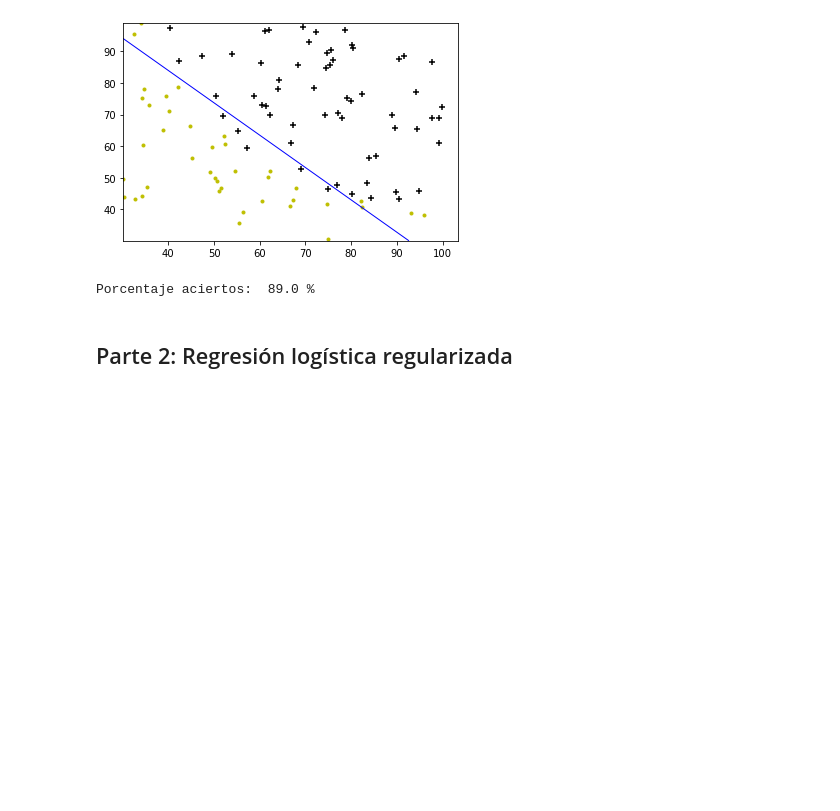
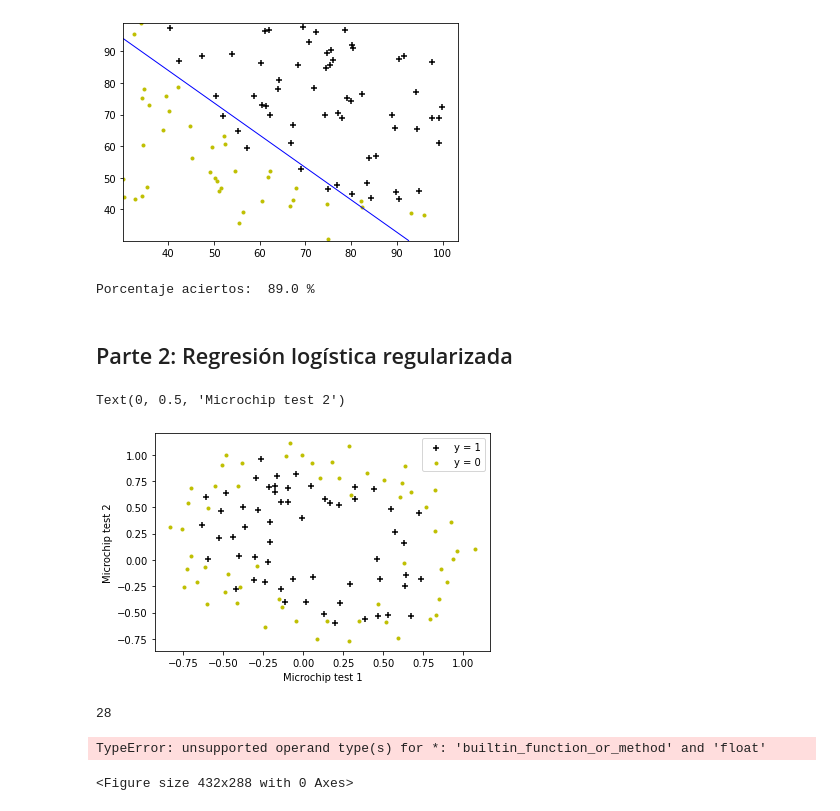
Before and after one commit to javigom/MachineLearning-BigData, a Jupyter notebook: Práctica 2 - Regresión Logística/Práctica2.ipynb, the cells around one changed output. Cells and saved outputs as stored; diff of their text form; code cells hidden in the pictures; blank space fills up the shorter version.

```diff
--- a/Práctica 2 - Regresión Logística/Práctica2.ipynb
+++ b/Práctica 2 - Regresión Logística/Práctica2.ipynb
@@ -133,0 +172,55 @@ Porcentaje aciertos:  89.0 %
+# %%
+# Cargamos los datos
+datos = carga_csv('ex2data2.csv')
+
+# Separamos las variables del resultado
+X = datos[:,:-1]
+Y = datos[:, -1]
+
+# Añadimos una columna de 1's
+X = np.hstack([np.ones([np.shape(X)[0], 1]), X])
+
+# Filas y columnas
+m = np.shape(X)[0]
+n = np.shape(X)[1]
+
+# Dibuja los ejemplos positivos
+pos = np.where (Y == 1)
+plt.scatter(X[pos, 1], X[pos, 2], marker='+', c='k' )
+
+# Dibuja los ejemplos negativos
+neg = np.where (Y == 0)
+plt.scatter(X[neg, 1], X[neg, 2], marker='.', c = 'y')
+plt.legend(["y = 1", "y = 0"])
+plt.xlabel("Microchip test 1")
+plt.ylabel("Microchip test 2")
+# %% [output]
+Text(0, 0.5, 'Microchip test 2')
+[figure, added]
+# %%
+X = datos[:,:-1]
+poly = PolynomialFeatures(6)
+X_ext = poly.fit_transform(X)
+len(X_ext[0, :])
+# %% [output]
+28
+# %%
+lamlist = [0.001, 0.01, 0.1, 1, 10, 100, 1000]
+
+X = datos[:,:-1]
+poly = PolynomialFeatures(6)
+X_ext = poly.fit_transform(X)
+X_ext = np.hstack([np.ones([np.shape(X)[0], 1]), X])
+
+for lam in lamlist:
+
+    thetas = np.zeros(n)
+    result = opt.fmin_tnc(func=fun_coste_reg, x0=thetas, fprime=gradient_reg, args=(X_ext, Y, lam))
+    theta_opt = result[0]
+    #coste = fun_coste(theta_opt, X, Y)
+
+    plot_decisionboundary(X, Y, thetas, poly)
+    #print("Coste óptimo: ", coste)
+# %% [output]
+TypeError: unsupported operand type(s) for *: 'builtin_function_or_method' and 'float'
+<Figure size 432x288 with 0 Axes>
```
Also changed, not shown: parts of 3 cells of this notebook.
